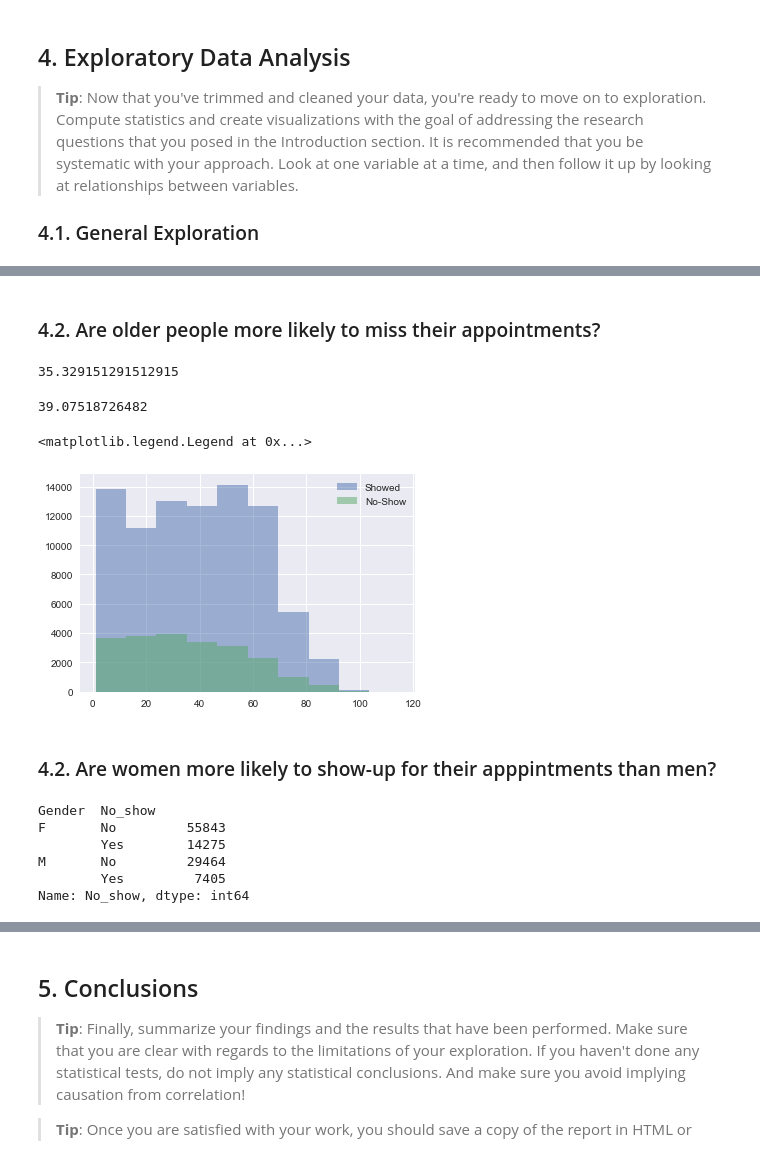
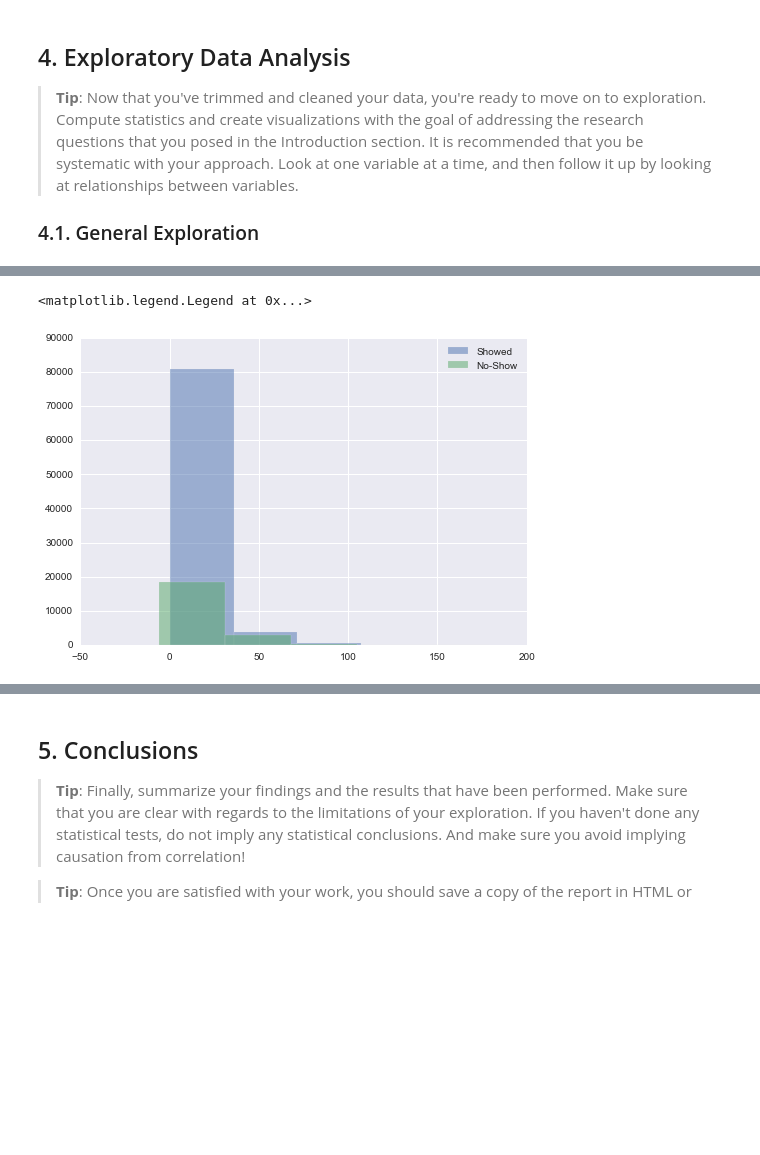
Before and after one commit to walidsi/Udacity_ADA, a Jupyter notebook: No_Show_Appointments_Analysis.ipynb, the cells around one changed output, grey strips where cells are left out. Drawn from its saved outputs; the diff is of its cells as text; code cells hidden in the pictures; blank space fills up the shorter version.

```diff
--- a/No_Show_Appointments_Analysis.ipynb
+++ b/No_Show_Appointments_Analysis.ipynb
@@ -215,7 +246,7 @@ df.head()
 | 4 | F | 2016-04-29 16:07:23+00:00 | 2016-04-29 00:00:00+00:00 | 56 | JARDIM DA PENHA | 0 | 1 | 1 | ... |
 # %%
 # Drop rows where Age is less than or equal zero
-df.drop(df[df.Age <= 0].index, inplace=True)
+df.drop(df[df.age <= 0].index, inplace=True)
 # %% [markdown]
 <a id='eda'></a>
 ## 4. Exploratory Data Analysis
@@ -225,5 +256,5 @@ df.drop(df[df.Age <= 0].index, inplace=True)
 ### 4.1. General Exploration
 # %%
 #create masks for easier retrival of needed rows according to No-Show status
-noshow = df['No_show'] == 'Yes'
-showed = df['No_show'] == 'No'
+noshow = df['no_show'] == 1
+showed = df['no_show'] == 0
@@ -229,0 +286,11 @@ showed = df['No_show'] == 'No'
+# %%
+# Check no-show by gender
+#print(plt.style.available)
+plt.style.use('ggplot')
+labels = ['Showed Up', 'No Show']
+
+fig, ax = plt.subplots(1, 2, figsize=(16, 6))
+group_counts['F'].plot(kind='pie', autopct='%1.1f%%', shadow=True, startangle=140, explode=(0.1, 0),
+                    labels=labels, title = 'Female Show / No-show %', ylabel='Percent', ax=ax[0]);
+group_counts['M'].plot(kind='pie', autopct='%1.1f%%', shadow=True, startangle=140, explode=(0.1, 0),
+                    labels=labels, title = 'Male Show / No-show', ylabel='Percent', ax=ax[1]);
@@ -229,0 +311,5 @@ showed = df['No_show'] == 'No'
+# %%
+plt.style.use('seaborn')
+df.age[showed].hist(alpha=0.5, bins=20, label='Showed')
+df.age[noshow].hist(alpha=0.5, bins=20, label='No-show')
+plt.legend();
@@ -242,31 +375,7 @@ df['Gender'].value_counts().plot(kind='bar', ax=ax[1], xlabel='Gender')
-# %% [markdown]
-### 4.2. Are older people more likely to miss their appointments?
-# %%
-# Use this, and more code cells, to explore your data. Don't forget to add
-#   Markdown cells to document your observations and findings.
-df.Age[noshow].mean()
-# %% [output]
-35.329151291512915
-# %%
-df.Age[showed].mean()
-# %% [output]
-39.07518726482
 # %%
-df.Age[showed].hist(alpha=0.5, label='Showed')
-df.Age[noshow].hist(alpha=0.5, label='No-Show')
+df.lead_days[showed].hist(alpha=0.5, bins=5, label='Showed')
+df.lead_days[noshow].hist(alpha=0.5, bins=5, label='No-Show')
 plt.legend()
 # %% [output]
 <matplotlib.legend.Legend at 0x...>
-[figure, old version]
+[figure, new version]
-# %% [markdown]
-### 4.2. Are women more likely to show-up for their apppintments than men?
-# %%
-group_counts = df.groupby('Gender').No_show.value_counts()
-group_counts
-# %% [output]
-Gender  No_show
-F       No         55843
-        Yes        14275
-M       No         29464
-        Yes         7405
-Name: No_show, dtype: int64
```
Also changed, not shown: parts of 29 cells of this notebook.
